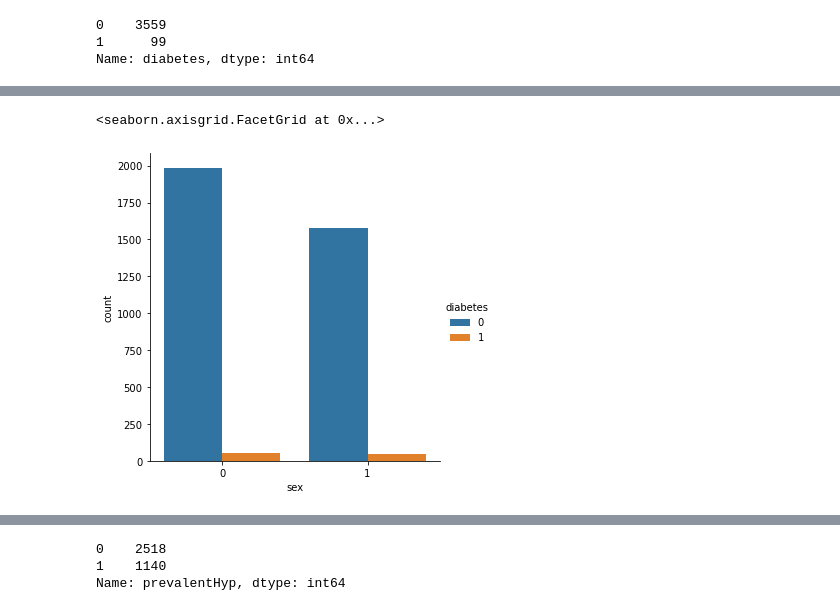
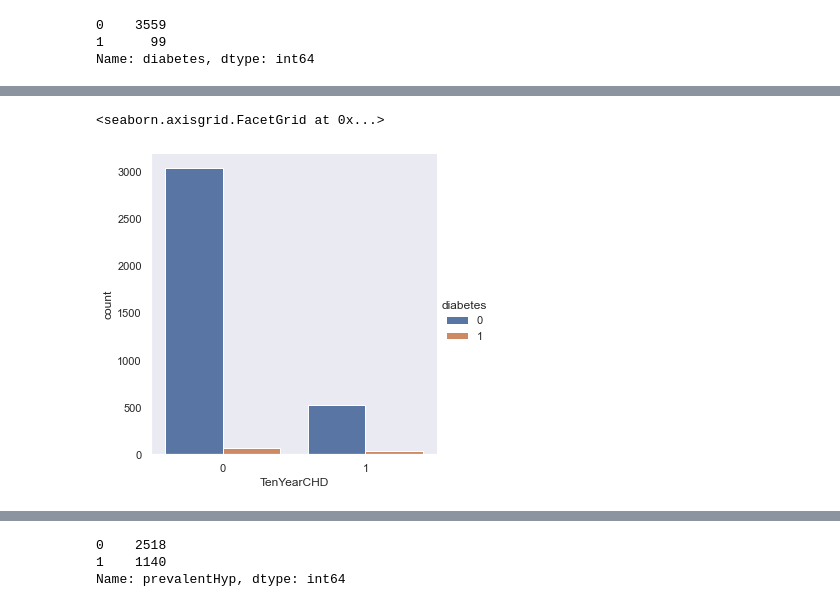
Before and after one commit to DennisdelRioCarbo/Team-11, a Jupyter notebook: framingham_eda.ipynb, the cells around one changed output, grey strips where cells are left out. Cells and saved outputs as stored; diff of their text form; code cells hidden in the pictures.

```diff
--- a/framingham_eda.ipynb
+++ b/framingham_eda.ipynb
@@ -146,0 +152,11 @@ sns.catplot(data=boxplot_df, kind='box')
+# %%
+# corelation graph - having heart diseas and differnt factors
+
+corr = df.corr()
+plt.figure(figsize=(18, 9))
+k = 18 #number of variables for heatmap
+cols = corr.nlargest(k, 'TenYearCHD')['TenYearCHD'].index
+cm = np.corrcoef(df[cols].values.T)
+sns.set(font_scale=1.25)
+hm = sns.heatmap(cm, cbar=True, annot=True, square=True, fmt='.2f', annot_kws={'size': 10}, yticklabels=cols.values, xticklabels=cols.values,cmap="Blues")
+plt.show()
@@ -512,0 +606,27 @@ diabetes_counts.plot.pie(y='diabetes', autopct='%1.1f%%', figsize=(6,6))
+# %%
+# count of diabetics in the dataset
+
+from cProfile import label
+
+fig, ax = plt.subplots(1, 2, figsize=(14,8))
+x = df['diabetes'].value_counts().index
+y = df['diabetes'].value_counts().values.tolist()
+data = df.groupby("diabetes").size()
+legend_labels = ['No', 'Yes']
+sns.set(style="dark", color_codes=True)
+pal = sns.color_palette("magma", len(data))
+rank = data.argsort().argsort()
+sns.barplot(x=x, y=y, palette=np.array(pal[::-1])[rank], ax = ax[0])
+for p in ax[0].patches:
+        ax[0].annotate('{:.0f}'.format(p.get_height()), (p.get_x()+0.3, p.get_height()),
+                    ha='center', va='bottom',
+                    color= 'black')
+ax[0].set_xlabel('Diabetes', weight='semibold', fontname = 'monospace')
+_, _, autotexts= ax[1].pie(y, labels = legend_labels, colors = pal, autopct='%1.1f%%',
+        explode=[0.03 for i in df['diabetes'].value_counts().index])
+for autotext in autotexts:
+    autotext.set_color('white')
+
+plt.legend(bbox_to_anchor=(1, 1))
+plt.suptitle ('Diabetes', weight = 'bold')
+plt.show()
@@ -525,8 +647,8 @@ sns.displot(df, x='age', hue='diabetes', multiple='dodge')
 # %%
 #Distribution on sex and diabetes
-sns.catplot(data=df, x='sex', hue='diabetes', kind='count')
+sns.catplot(data=df, x='TenYearCHD', hue='diabetes', kind='count')
 # %% [output]
 <seaborn.axisgrid.FacetGrid at 0x...>
-[figure, old version]
+[figure, new version]
 # %% [markdown]
 # Hypertension (prevalentHyp)
```
Also changed, not shown: parts of 70 cells of this notebook.
